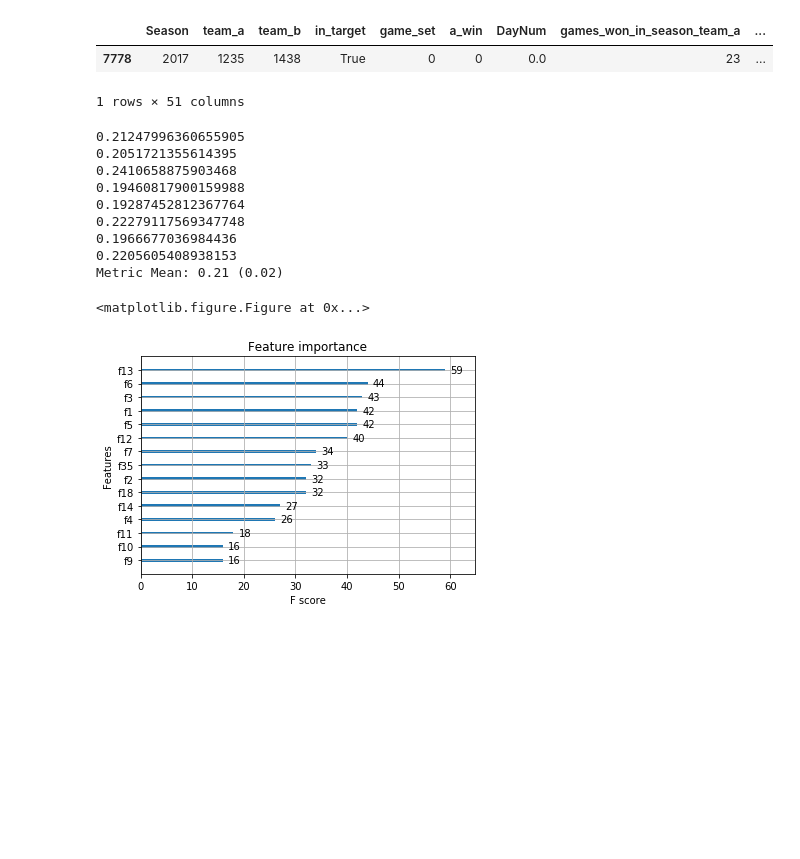
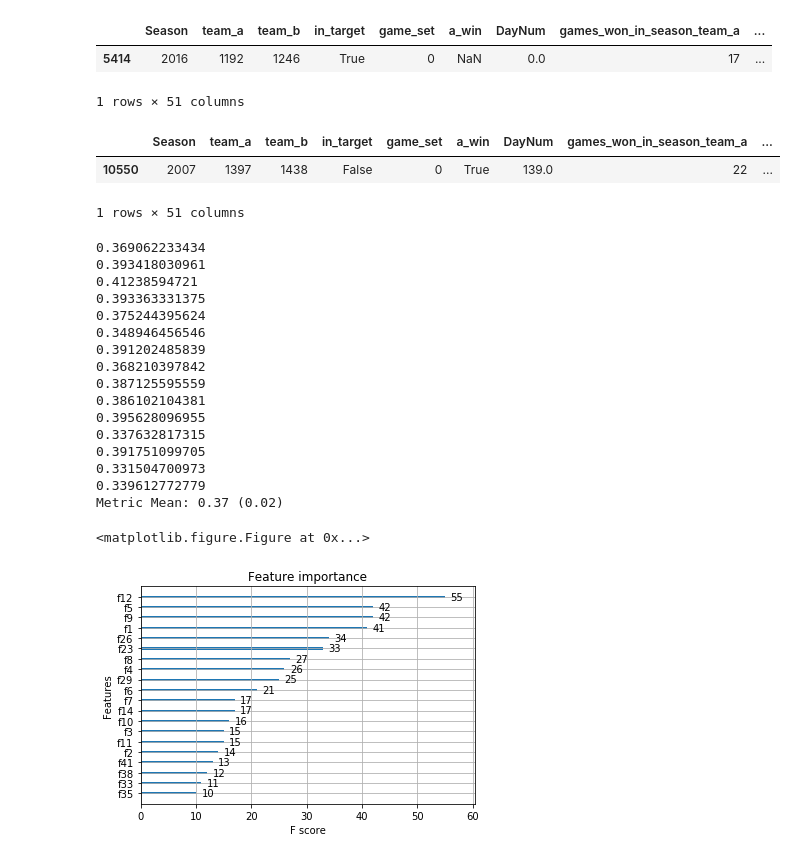
Before and after one commit to TheMoods/MarchMadness, a Jupyter notebook: Game_Features.ipynb, the cells around one changed output. Drawn from its saved outputs; the diff is of its cells as text; code cells hidden in the pictures; blank space fills up the shorter version.

```diff
--- a/Game_Features.ipynb
+++ b/Game_Features.ipynb
@@ -10,15 +8,25 @@ data = load_data_template()
 # %%
-game_feat = GameFeatures(default_lags=5)
+game_feat = GameFeatures(default_lags=3)
 data = load_data_template()
 data = game_feat.per_team_wrapper(data, game_feat.games_won_in_season, fillna=0)
 data = game_feat.per_team_wrapper(data, game_feat.games_won_in_tourney, fillna=0)
 data = game_feat.per_team_wrapper(data, game_feat.games_won_in_season_against_opponent, fillna=0, per_game=True)
 data = game_feat.per_team_wrapper(data, game_feat.games_won_in_tourney_against_opponent, fillna=0, per_game=True)
+data = game_feat.per_team_wrapper(data, game_feat.average_ranking_team, fillna=0, per_game=False)
+data = game_feat.per_team_wrapper(data, game_feat.sd_ranking_team, fillna=0, per_game=False)
+
 data.sample()
 # %% [output]
 |  | Season | team_a | team_b | in_target | game_set | a_win | DayNum | games_won_in_season_team_a | ... |
-| 7778 | 2017 | 1235 | 1438 | True | 0 | 0 | 0.0 | 23 | ... |
+| 5414 | 2016 | 1192 | 1246 | True | 0 | NaN | 0.0 | 17 | ... |
 1 rows × 51 columns
+# %%
+data = data.dropna()
+data.sample()
+# %% [output]
+|  | Season | team_a | team_b | in_target | game_set | a_win | DayNum | games_won_in_season_team_a | ... |
+| 10550 | 2007 | 1397 | 1438 | False | 0 | True | 139.0 | 22 | ... |
+1 rows × 51 columns
 # %%
 from xgboost import XGBClassifier
 from sklearn.model_selection import KFold
@@ -28,7 +36,7 @@ from sklearn.metrics import log_loss
 X = data.drop(['Season', 'team_a', 'team_b', 'a_win', 'in_target', 'DayNum'], axis=1)
 y = data[['a_win']].astype(int)
 
-kf = KFold(n_splits=8, shuffle=True)
+kf = KFold(n_splits=15, shuffle=True)
 metrics = []
 for tr_i, t_i in kf.split(X):
     X_tr, y_tr = X.iloc[tr_i], y.iloc[tr_i]
@@ -42,21 +50,28 @@ for tr_i, t_i in kf.split(X):
 
 print('Metric Mean: {:.2f} ({:.2f})'.format(np.mean(metrics), np.std(metrics)))
 # %% [output]
-0.21247996360655905
-0.2051721355614395
-0.2410658875903468
-0.19460817900159988
-0.19287452812367764
-0.22279117569347748
-0.1966677036984436
-0.2205605408938153
-Metric Mean: 0.21 (0.02)
+0.369062233434
+0.393418030961
+0.41238594721
+0.393363331375
+0.375244395624
+0.348946456546
+0.391202485839
+0.368210397842
+0.387125595559
+0.386102104381
+0.395628096955
+0.337632817315
+0.391751099705
+0.331504700973
+0.339612772779
+Metric Mean: 0.37 (0.02)
 # %%
 from xgboost import plot_importance
 
-plt.figure(figsize=(20,4))
-plot_importance(xgb, max_num_features=15)
+plt.figure(figsize=(20,8))
+plot_importance(xgb, max_num_features=20)
 plt.show()
 # %% [output]
 <matplotlib.figure.Figure at 0x...>
-[figure, old version]
+[figure, new version]
```
Also changed, not shown: parts of 2 cells of this notebook, 1 other file.
